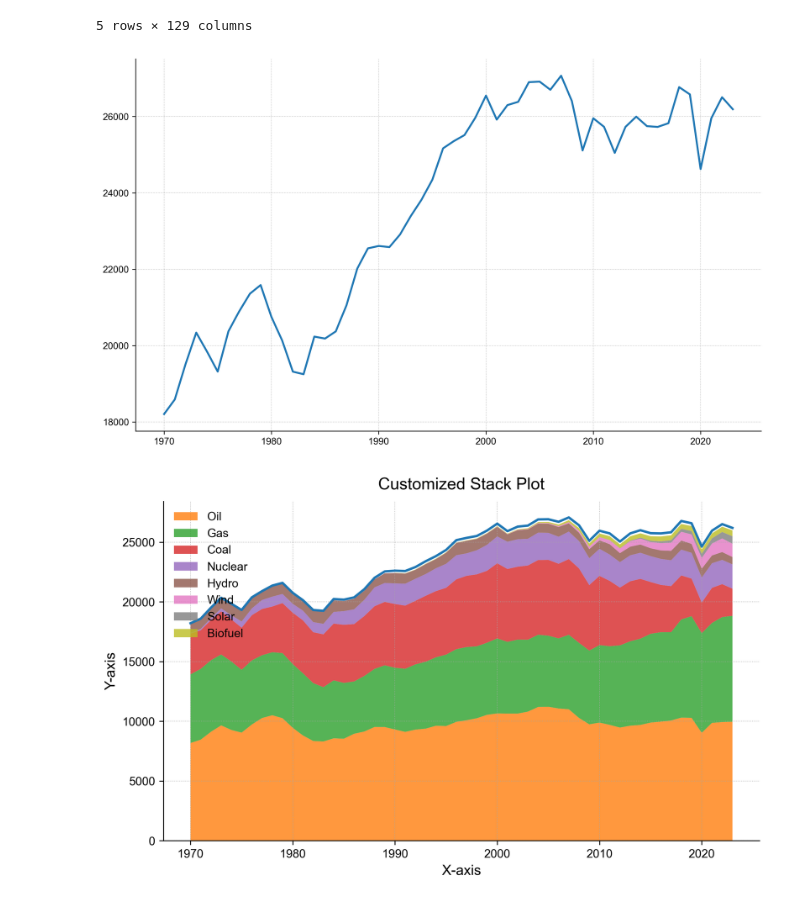
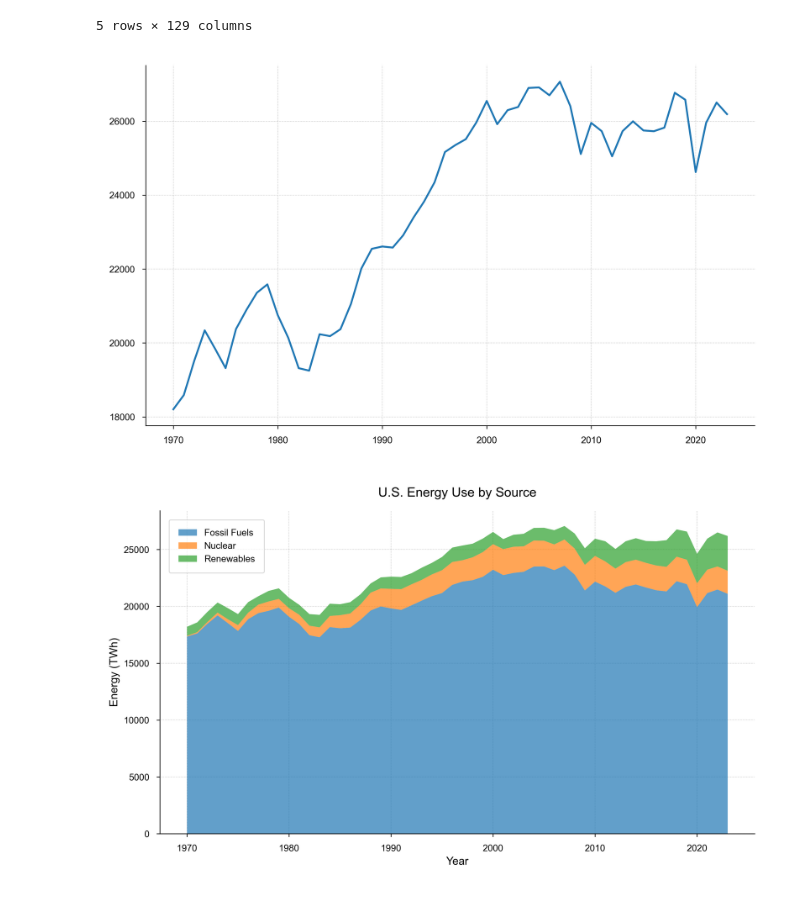
Before and after one commit to joypauls/blog-notebooks, a Jupyter notebook: notebooks/energy_use.ipynb, the cells around one changed output. Cells and saved outputs as stored; diff of their text form; code cells hidden in the pictures.

Commit message:
tweaking plots

```diff
--- a/notebooks/energy_use.ipynb
+++ b/notebooks/energy_use.ipynb
@@ -44,36 +44,45 @@ plt.plot(
     # color="blue",
     linewidth=2,
 )
+plt.gca().set_axisbelow(True)
 plt.show()
 # %% [output]
-[figure, old version]
+[figure, new version]
 # %%
-plt.plot(
-    us_df["year"],
-    us_df["primary_energy_consumption"],
-    # label="Total Energy Demand",
-    # color="blue",
-    linewidth=2,
-)
+plt.figure(figsize=(10, 6))
+
+
+# plt.plot(
+#     us_df["year"],
+#     us_df["primary_energy_consumption"],
+#     # label="Total Energy Demand",
+#     # color="blue",
+#     linewidth=2,
+# )
 plt.stackplot(
     us_df["year"],
-    us_df["oil_consumption"],
-    us_df["gas_consumption"],
-    us_df["coal_consumption"],
+    us_df["fossil_fuel_consumption"],
     us_df["nuclear_consumption"],
-    us_df["hydro_consumption"],
-    us_df["wind_consumption"],
-    us_df["solar_consumption"],
-    us_df["biofuel_consumption"],
-    labels=["Oil", "Gas", "Coal", "Nuclear", "Hydro", "Wind", "Solar", "Biofuel"],
+    us_df["renewables_consumption"],
+    # us_df["coal_consumption"],
+    labels=["Fossil Fuels", "Nuclear", "Renewables", "", ""],
     # colors=['skyblue', 'lightcoral', 'lightgreen'],
-    alpha=0.8
+    alpha=0.7
 )
-plt.xlabel('X-axis')
-plt.ylabel('Y-axis')
-plt.title('Customized Stack Plot')
-plt.legend(loc='upper left')
+plt.xlabel("Year")
+plt.ylabel("Energy (TWh)")
+plt.title("U.S. Energy Use by Source")
+plt.legend(
+    loc="upper left",
+    frameon=True,
+    # fancybox=True,
+    # shadow=True,
+    framealpha=0.7,
+    borderpad=1,
+)
+
+plt.gca().set_axisbelow(True)
 plt.show()
 # %% [output]
-[figure, old version]
+[figure, new version]
 # %%
```
Also changed, not shown: parts of 7 cells of this notebook, 2 other files.
